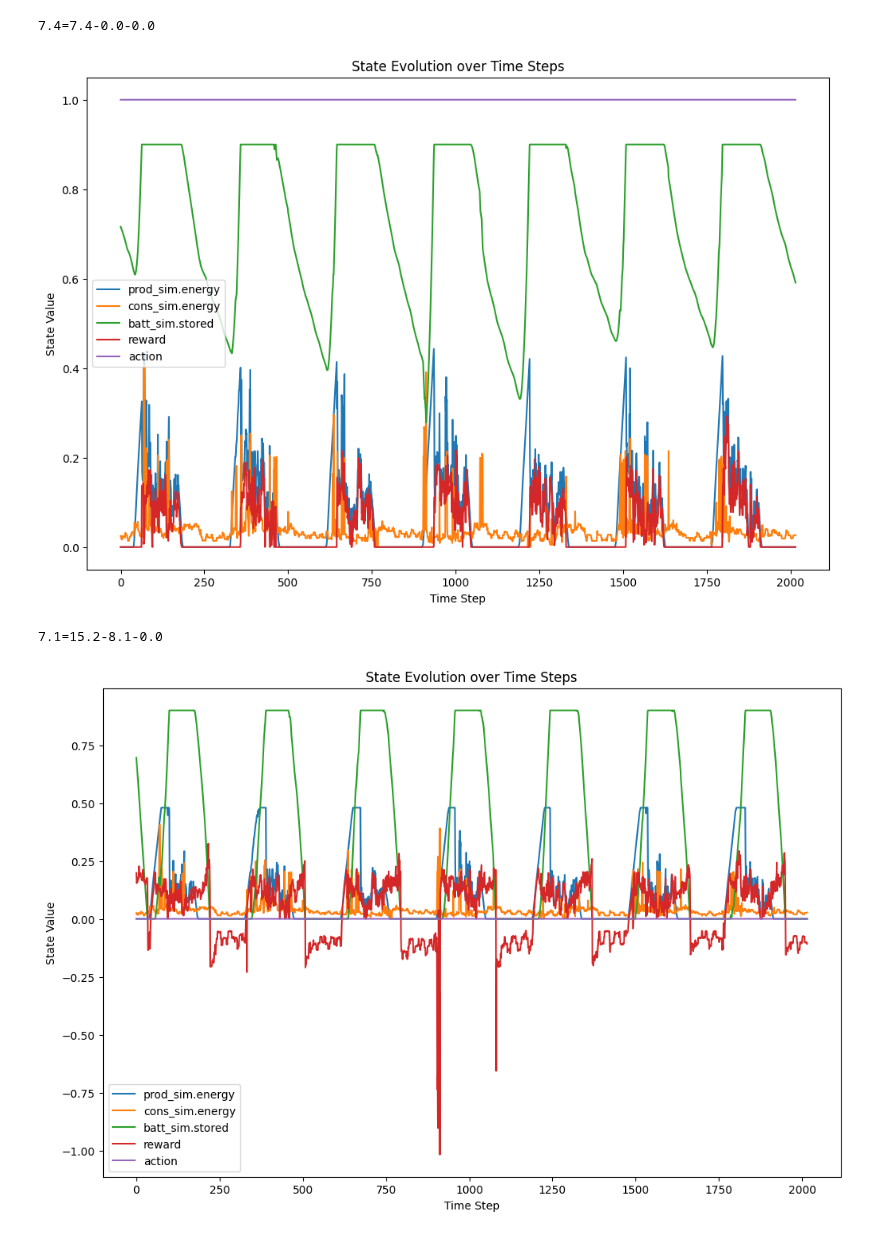
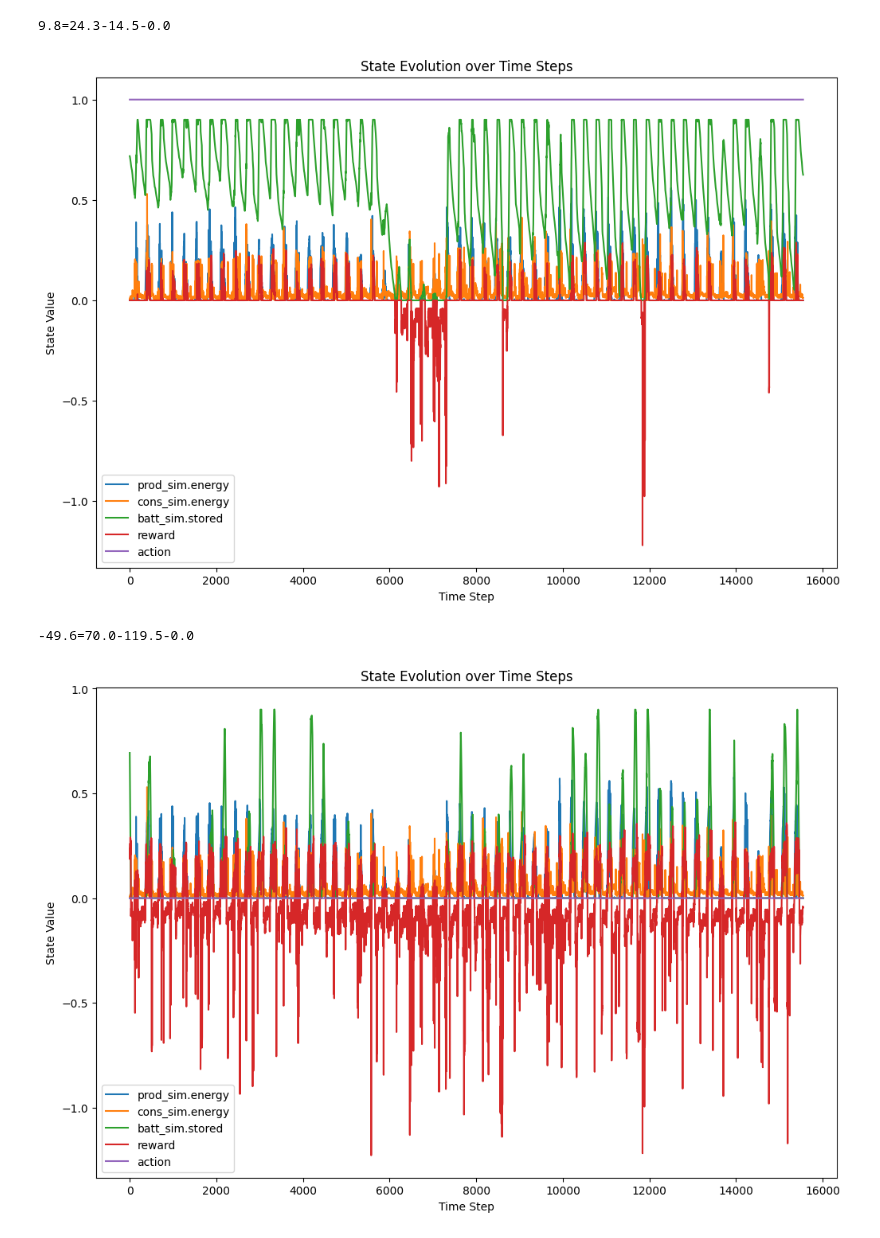
Before and after one commit to EmaR97/EnergyManagementRL, a Jupyter notebook: notebooks/02_model_training.ipynb, the cells around one changed output. Drawn from its saved outputs; the diff is of its cells as text; code cells hidden in the pictures.

```diff
--- a/notebooks/02_model_training.ipynb
+++ b/notebooks/02_model_training.ipynb
@@ -26,7 +26,11 @@ start_time = time.time()
 cloud_transition_matrices = np.load('../data/cloud_coverage_transition_matrix_3d.npy')
 noise_transition_matrix = np.load('../data/noise_transition_matrix.npy')
 df = pd.read_csv('../data/complete_series.ex.12kw.csv', parse_dates=['index'], index_col=['index'])
-production_w = df.production_power_kw_weather_dependent * 1000
+df['production_power_kw_altered'] = np.where(df['SOC'] < 100, df['production_power_kw'],
+                                             df['production_power_kw_weather_dependent'])
+df = df[df.index > pd.Timestamp("2024-10-19")]
+production_w_weather_dependent = df.production_power_kw_weather_dependent * 1000
+production_w = df.production_power_kw_altered * 1000
 optimal_production_w = df.production_power_kw_optimal * 1000
 consumption_w = -df.load_power_kw * 1000
 grid_voltage = df.grid_voltage
@@ -62,9 +66,10 @@ print(f"Data loading took {time.time() - start_time:.2f} seconds")
 
 # Initialize EnergySim
 start_time = time.time()
-p_sim = ProductionSimWithError(
+p_sim = ProductionSimFromReal(
     power_series=production_w,
     optimal_power_series=optimal_production_w,
+    weather_power_series=production_w_weather_dependent,
     forecast_steps=48,
 )
 print(f"ProductionSim initialization took {time.time() - start_time:.2f} seconds")
@@ -132,39 +137,39 @@ to_show = [
     # 'batt_sim.charge_rate',
     # 'batt_sim.discharge_rate',
     # 'grid_sim.feed_to_grid',
     # 'grid_sim.taken_from_grid',
     # 'reward_energy_sold',
     # 'penalty_energy_purchase',
     # 'penalty_battery_wear',
     'reward',
     'action'
 ]
 
 
 def _test_plot(_env: InverterEnv, _model, _max_steps):
     test_plot(_env, _model, _max_steps, to_show, 33)
 
 
 env.set_max_steps(full_period)
 for model_to_test in [
     ConservativeModel(),
     GreedyModel()
 ]:
     _test_plot(
         env,
         model_to_test,
         # env.max_steps,
-        week,
-        # full_period,
+        # week,
+        full_period,
         # month,
         # day,
     )
 env.set_max_steps(week)
 # %% [output]
-7.4=7.4-0.0-0.0
+9.8=24.3-14.5-0.0
-[figure, old version]
+[figure, new version]
-7.1=15.2-8.1-0.0
+-49.6=70.0-119.5-0.0
-[figure, old version]
+[figure, new version]
 # %%
 check_env(env)
 logs_ = "../logs/"
```
Also changed, not shown: parts of 9 cells of this notebook, 11 other files.
